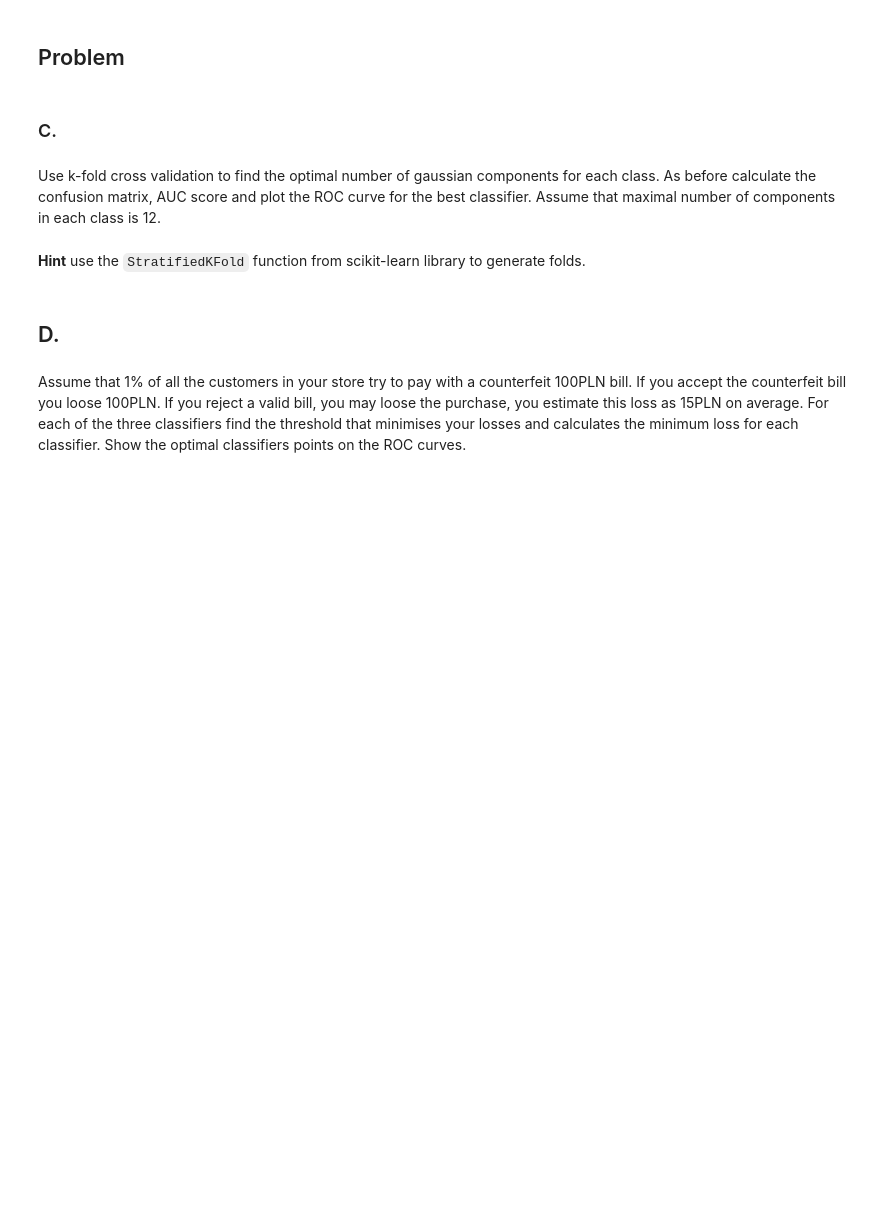
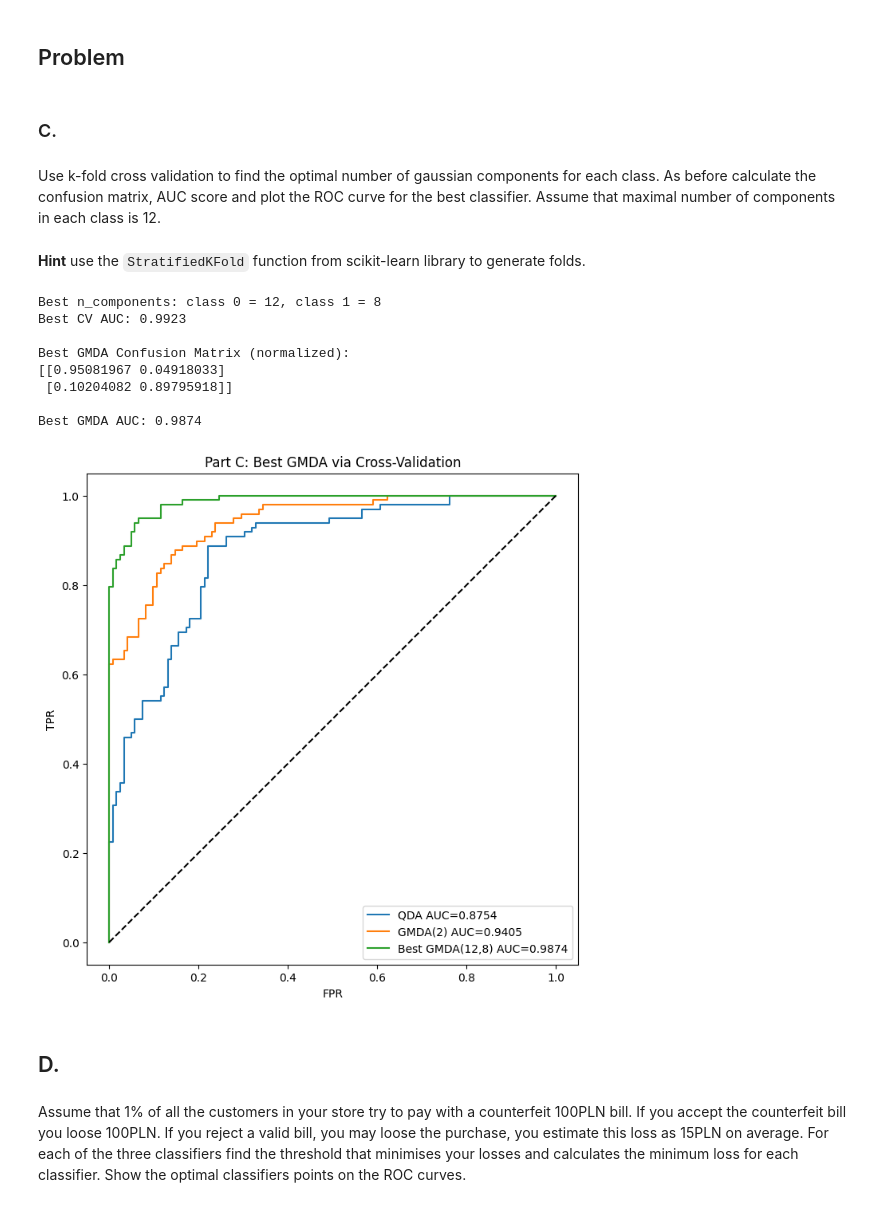
Before and after one commit to Kulizon/machine-learning, a Jupyter notebook: cwiczenia12/banknotes_qmda_part2.ipynb, the cells around one changed output. Cells and saved outputs as stored; diff of their text form; code cells hidden in the pictures; blank space fills up the shorter version.

```diff
--- a/cwiczenia12/banknotes_qmda_part2.ipynb
+++ b/cwiczenia12/banknotes_qmda_part2.ipynb
@@ -19,6 +86,84 @@ data.head()
 Use k-fold cross validation to find the optimal number of gaussian components for each class. As before calculate the confusion matrix, AUC score and plot the ROC curve for the best classifier. Assume that maximal number of components in each class is 12.
 # %% [markdown]
 __Hint__ use the `StratifiedKFold` function from scikit-learn library to generate folds.
+# %%
+# Part C: Cross-validation for optimal number of Gaussian components
+max_components = 12
+skf = StratifiedKFold(n_splits=5, shuffle=True, random_state=seed)
+
+X_train = data_train[features].values
+y_train = lbls_train.values
+
+best_auc = 0
+best_n0 = 1
+best_n1 = 1
+
+for n0 in range(1, max_components + 1):
+    for n1 in range(1, max_components + 1):
+        aucs = []
+        for train_idx, val_idx in skf.split(X_train, y_train):
+            X_tr, X_val = X_train[train_idx], X_train[val_idx]
+            y_tr, y_val = y_train[train_idx], y_train[val_idx]
+
+            tr_0 = X_tr[y_tr == 0]
+            tr_1 = X_tr[y_tr == 1]
+            p1 = y_tr.mean()
+            p0 = 1 - p1
+
+            try:
+                g0 = GaussianMixture(n_components=n0, random_state=seed).fit(tr_0)
+                g1 = GaussianMixture(n_components=n1, random_state=seed).fit(tr_1)
+                pred_fn = make_predict_proba(g0, g1, pi0=p0, pi1=p1)
+                proba = pred_fn(X_val)
+                aucs.append(roc_auc_score(y_val, proba))
+            except:
+                aucs.append(0)
+
+        mean_auc = np.mean(aucs)
+        if mean_auc > best_auc:
+            best_auc = mean_auc
+            best_n0 = n0
+            best_n1 = n1
+
+print(f"Best n_components: class 0 = {best_n0}, class 1 = {best_n1}")
+print(f"Best CV AUC: {best_auc:.4f}")
+
+# Train best model on full training set
+gm0_best = GaussianMixture(n_components=best_n0, random_state=seed).fit(train_0)
+gm1_best = GaussianMixture(n_components=best_n1, random_state=seed).fit(train_1)
+best_mgda = make_predict_proba(gm0_best, gm1_best, pi0=pi0, pi1=pi1)
+best_test_proba = best_mgda(data_test[features].values)
+
+best_pred_test = (best_test_proba > 0.5).astype(int)
+print("\nBest GMDA Confusion Matrix (normalized):")
+print(confusion_matrix(lbls_test, best_pred_test, normalize='true'))
+
+best_mgda_auc = roc_auc_score(lbls_test, best_test_proba)
+print(f"\nBest GMDA AUC: {best_mgda_auc:.4f}")
+
+fprs_best, tprs_best, thds_best = roc_curve(lbls_test, best_test_proba)
+
+fig, ax = plt.subplots(figsize=(8, 8))
+ax.set_aspect(1.0)
+ax.plot(fprs_qda, tprs_qda, label=f'QDA AUC={qda_auc:.4f}')
+ax.plot(fprs_mgda2, tprs_mgda2, label=f'GMDA(2) AUC={mgda2_auc:.4f}')
+ax.plot(fprs_best, tprs_best, label=f'Best GMDA({best_n0},{best_n1}) AUC={best_mgda_auc:.4f}')
+ax.plot([0, 1], [0, 1], 'k--')
+ax.set_xlabel('FPR')
+ax.set_ylabel('TPR')
+ax.set_title('Part C: Best GMDA via Cross-Validation')
+ax.legend()
+plt.show()
+# %% [output]
+Best n_components: class 0 = 12, class 1 = 8
+Best CV AUC: 0.9923
+
+Best GMDA Confusion Matrix (normalized):
+[[0.95081967 0.04918033]
+ [0.10204082 0.89795918]]
+
+Best GMDA AUC: 0.9874
+[figure, added]
 # %% [markdown]
 ## D.
 # %% [markdown]
```
Also changed, not shown: parts of 6 cells of this notebook.
